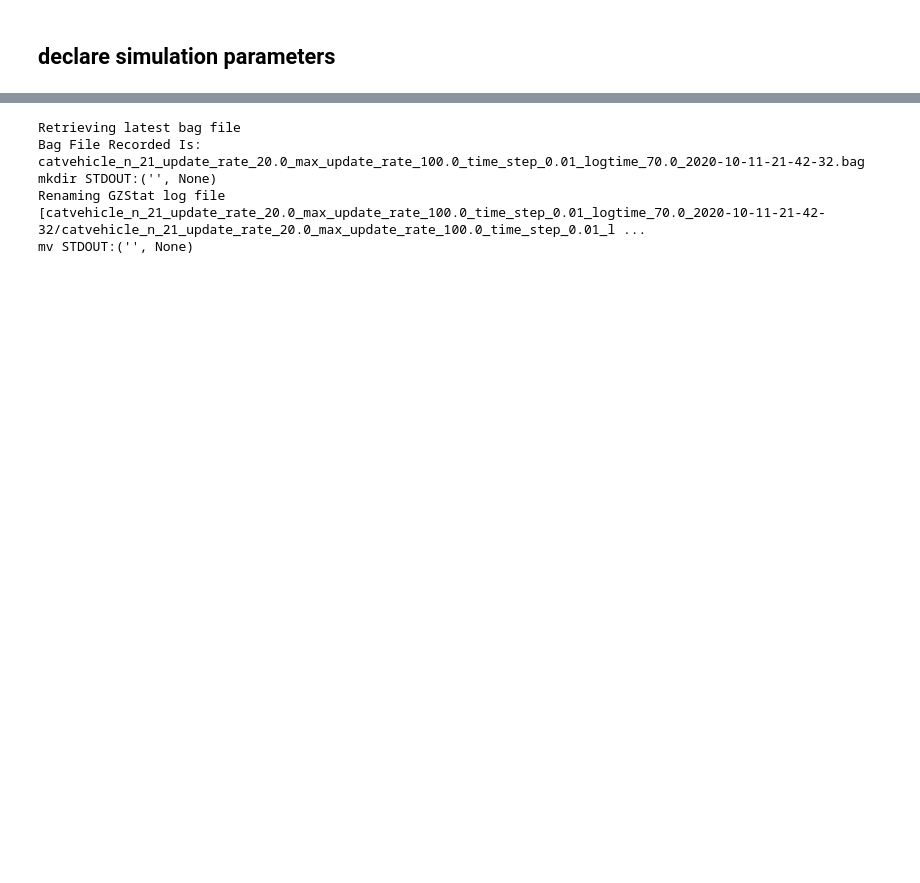
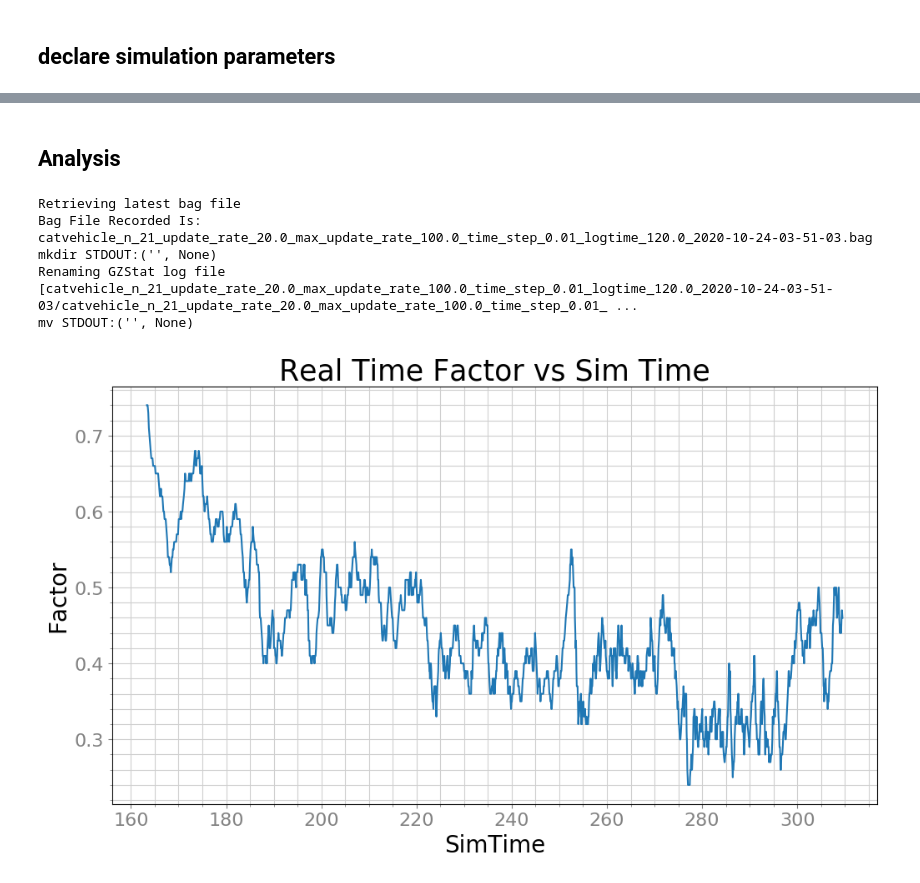
Before and after one commit to rahulbhadani/sparkle_python, a Jupyter notebook: CATVehicle_Circular_Trajectory_Velocity_by_injection.ipynb, the cells around one changed output, grey strips where cells are left out. Cells and saved outputs as stored; diff of their text form; code cells hidden in the pictures; blank space fills up the shorter version.

```diff
--- a/CATVehicle_Circular_Trajectory_Velocity_by_injection.ipynb
+++ b/CATVehicle_Circular_Trajectory_Velocity_by_injection.ipynb
@@ -166,14 +168,23 @@ Attempted to kill child: psutil.Process(pid=26077, name='rosout', started='21:38
+# %% [markdown]
+## Analysis
 # %%
 bag = C.latesbag()
 gz_stat_file = C.gzstatsfile
 GZ = gzstats(gz_stat_file)
 GZ.dataframe.to_csv(gz_stat_file[0:-4]+".csv")
+
+fig, ax = bagpy.create_fig(1)
+fig.set_figwidth(10)
+sea.lineplot(x = 'SimTime', y = 'Factor', data = GZ.dataframe, ax = ax[0])
+ax[0].set_title("Real Time Factor vs Sim Time")
+fig.show()
 # %% [output]
 Retrieving latest bag file
-Bag File Recorded Is: catvehicle_n_21_update_rate_20.0_max_update_rate_100.0_time_step_0.01_logtime_70.0_2020-10-11-21-42-32.bag
+Bag File Recorded Is: catvehicle_n_21_update_rate_20.0_max_update_rate_100.0_time_step_0.01_logtime_120.0_2020-10-24-03-51-03.bag
 mkdir STDOUT:('', None)
-Renaming GZStat log file [catvehicle_n_21_update_rate_20.0_max_update_rate_100.0_time_step_0.01_logtime_70.0_2020-10-11-21-42-32/catvehicle_n_21_update_rate_20.0_max_update_rate_100.0_time_step_0.01_l ...
+Renaming GZStat log file [catvehicle_n_21_update_rate_20.0_max_update_rate_100.0_time_step_0.01_logtime_120.0_2020-10-24-03-51-03/catvehicle_n_21_update_rate_20.0_max_update_rate_100.0_time_step_0.01_ ...
 mv STDOUT:('', None)
+[figure, added]
 # %%
 b = bagreader(bag)
 b.topic_table
```
Also changed, not shown: parts of 13 cells of this notebook, 5 other files.
